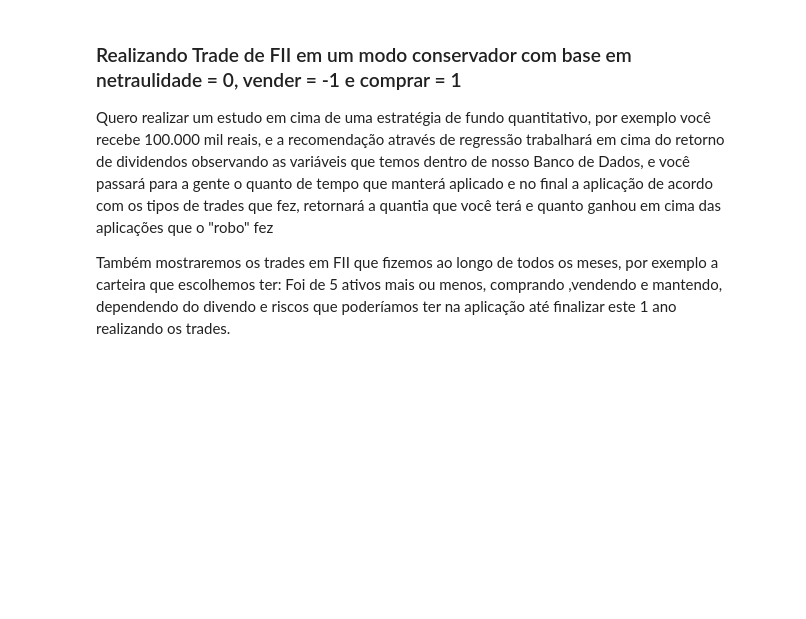
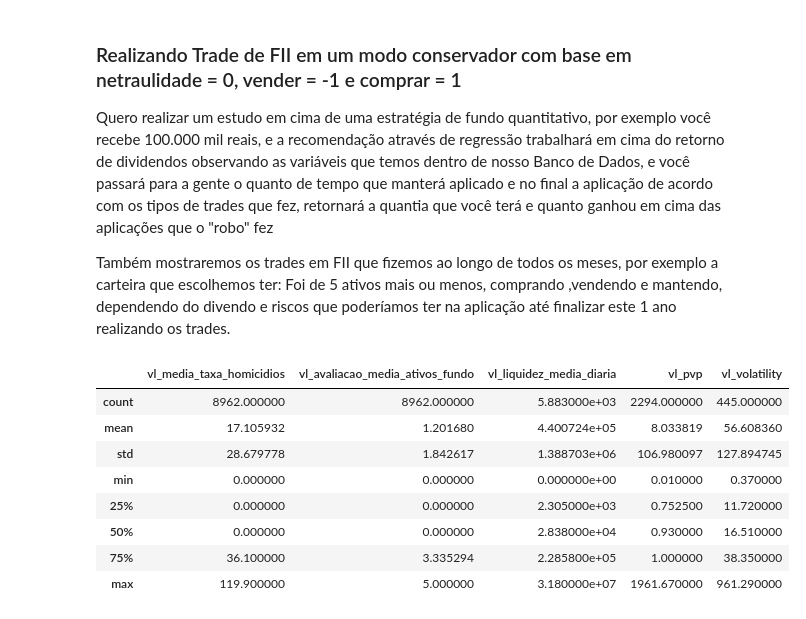
Before and after one commit to PeBatista/MovimentoAlgora-Projeto-Itau-2024.6, a Jupyter notebook: Análise_Exploratoria_FII2016_2024-Cluster.ipynb, the cells around one changed output. Saved outputs shown, nothing was run; the diff lists cells and outputs as text; code cells hidden in the pictures; blank space fills up the shorter version.

```diff
--- a/Análise_Exploratoria_FII2016_2024-Cluster.ipynb
+++ b/Análise_Exploratoria_FII2016_2024-Cluster.ipynb
@@ -408,6 +412,26 @@ pipeline_model = cria_pipeline_kmeans_cluster(aggregated_data)
 Quero realizar um estudo em cima de uma estratégia de fundo quantitativo, por exemplo você recebe 100.000 mil reais, e a recomendação através de regressão trabalhará em cima do retorno de dividendos observando as variáveis que temos dentro de nosso Banco de Dados, e você passará para a gente o quanto de tempo que manterá aplicado e no final a aplicação de acordo com os tipos de trades que fez, retornará a quantia que você terá e quanto ganhou em cima das aplicações que o "robo" fez
 
 Também mostraremos os trades em FII que fizemos ao longo de todos os meses, por exemplo a carteira que escolhemos ter: Foi de 5 ativos mais ou menos, comprando ,vendendo e mantendo, dependendo do divendo e riscos que poderíamos ter na aplicação até finalizar este 1 ano realizando os trades.
+# %%
+# Lista de colunas que você quer analisar
+colunas_risco = ['vl_media_taxa_homicidios', 'vl_avaliacao_media_ativos_fundo',
+                  'vl_liquidez_media_diaria','vl_pvp','vl_volatility']
+
+# Verificar se todas as colunas existem no DataFrame
+colunas_existentes = [col for col in colunas_risco if col in algora.columns]
+
+# Aplicar o describe nas colunas filtradas
+algora[colunas_existentes].describe()
+# %% [output]
+|  | vl_media_taxa_homicidios | vl_avaliacao_media_ativos_fundo | vl_liquidez_media_diaria | vl_pvp | vl_volatility |
+| count | 8962.000000 | 8962.000000 | 5.883000e+03 | 2294.000000 | 445.000000 |
+| mean | 17.105932 | 1.201680 | 4.400724e+05 | 8.033819 | 56.608360 |
+| std | 28.679778 | 1.842617 | 1.388703e+06 | 106.980097 | 127.894745 |
+| min | 0.000000 | 0.000000 | 0.000000e+00 | 0.010000 | 0.370000 |
+| 25% | 0.000000 | 0.000000 | 2.305000e+03 | 0.752500 | 11.720000 |
+| 50% | 0.000000 | 0.000000 | 2.838000e+04 | 0.930000 | 16.510000 |
+| 75% | 36.100000 | 3.335294 | 2.285800e+05 | 1.000000 | 38.350000 |
+| max | 119.900000 | 5.000000 | 3.180000e+07 | 1961.670000 | 961.290000 |
 # %%
 import pandas as pd
 
```
Also changed, not shown: parts of 12 cells of this notebook.
